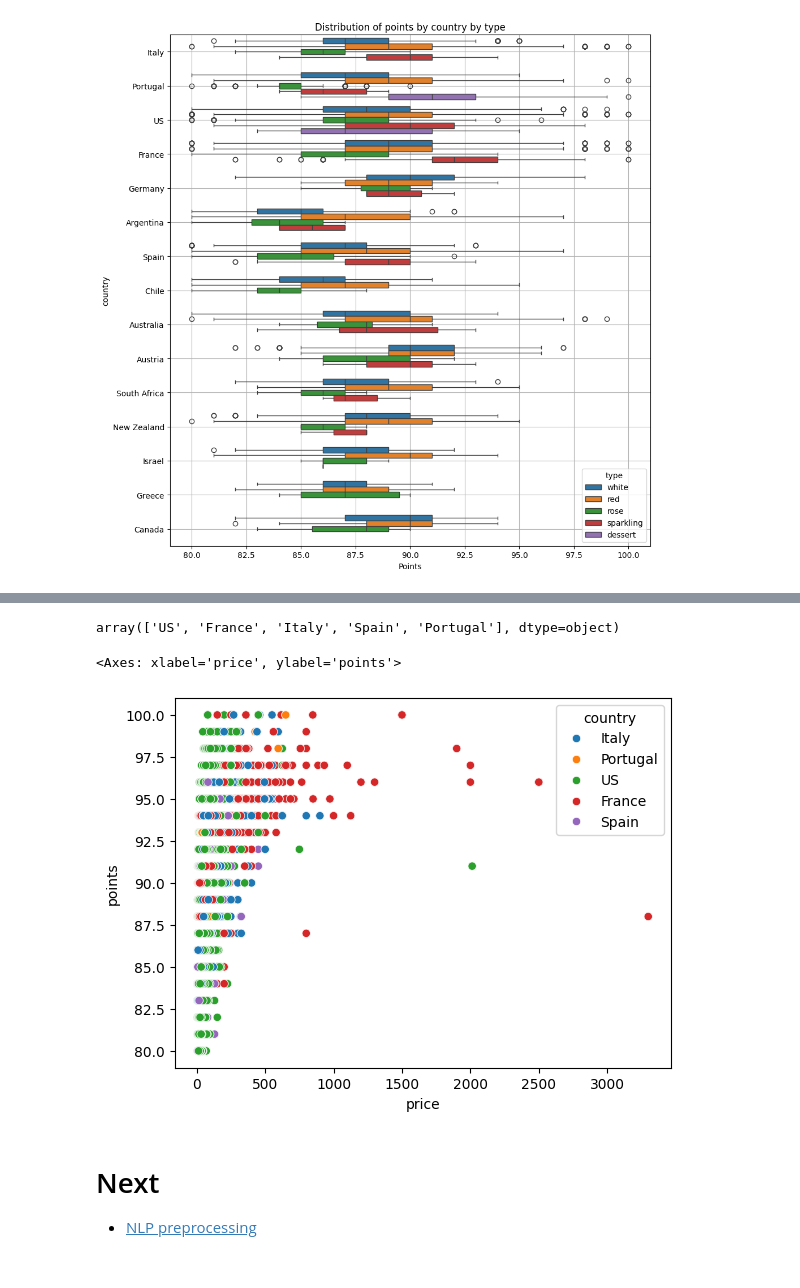
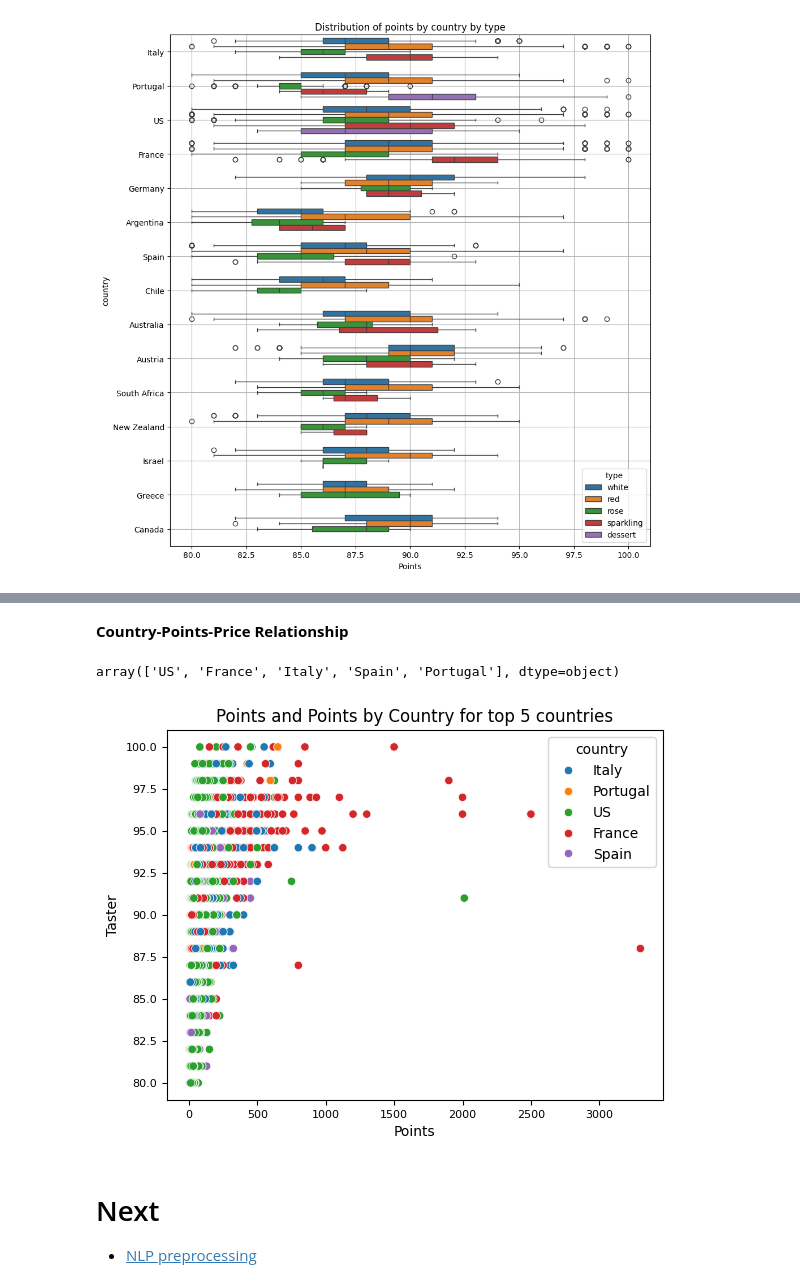
Before and after one commit to pasmith/oenologist, a Jupyter notebook: wine_review-eda.ipynb, the cells around one changed output, grey strips where cells are left out. Saved outputs shown, nothing was run; the diff lists cells and outputs as text; code cells hidden in the pictures.

```diff
--- a/wine_review-eda.ipynb
+++ b/wine_review-eda.ipynb
@@ -355,13 +363,20 @@ sns.scatterplot(by_country_stats.reset_index(), x='price', y='points', size='cou
+# %% [markdown]
+**Country-Points-Price Relationship**
 # %%
 top_5_countries = wine_df.country.value_counts().sort_values(ascending=False).iloc[:5].index.to_numpy()
 top_5_countries
 # %% [output]
 array(['US', 'France', 'Italy', 'Spain', 'Portugal'], dtype=object)
-# %%
-sns.scatterplot(wine_df[wine_df.country.isin(top_5_countries)], x='price', y='points', hue='country')
-# %% [output]
-<Axes: xlabel='price', ylabel='points'>
-[figure, removed]
+# %%
+sns.scatterplot(wine_df[wine_df.country.isin(top_5_countries)], x='price', y='points', hue='country')
+plt.title("Points and Points by Country for top 5 countries", fontsize=12)
+plt.xlabel("Points",fontsize=10)
+plt.ylabel("Taster",fontsize=10)
+plt.xticks(fontsize=8)
+plt.yticks(fontsize=8)
+plt.show()
+# %% [output]
+[figure, added]
 # %% [markdown]
 # Next
 - [NLP preprocessing](wine_review-preprocess.ipynb)
```
Also changed, not shown: parts of 11 cells of this notebook, 3 other files.
